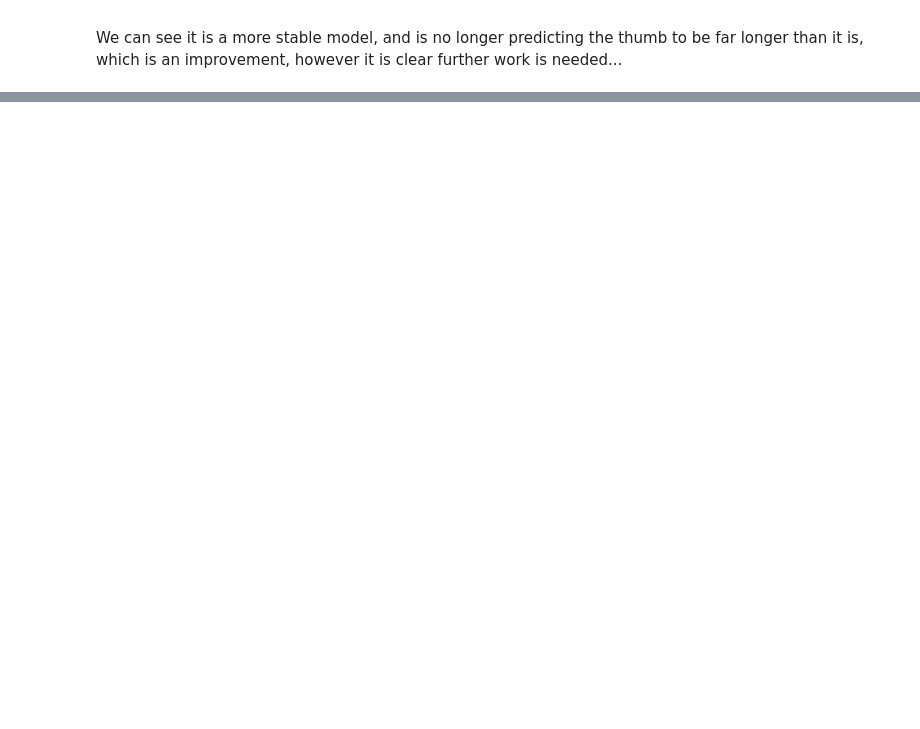
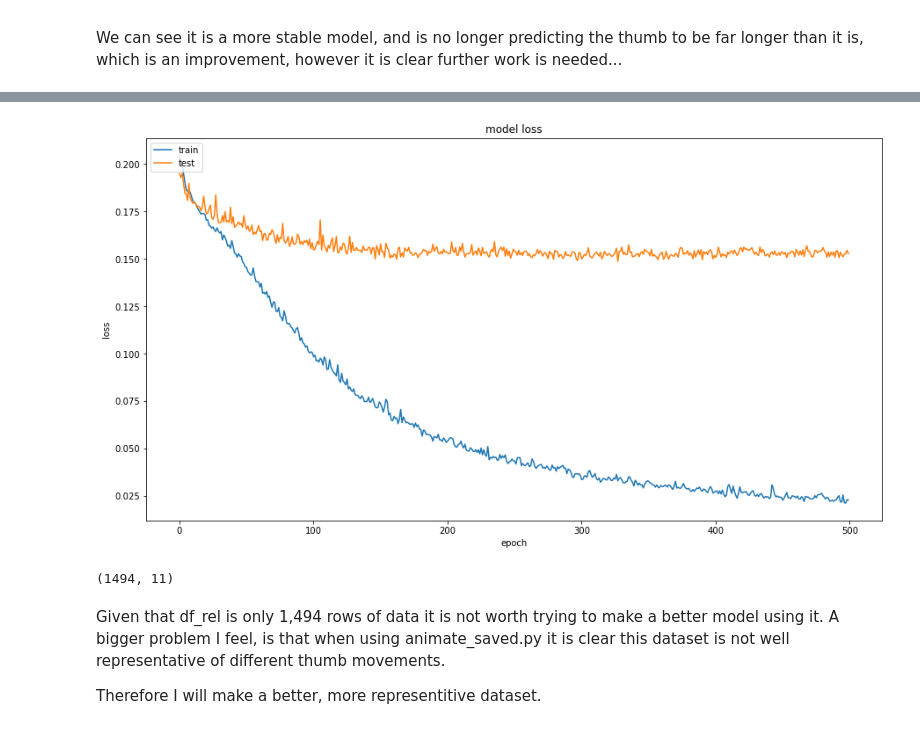
Before and after one commit to PerlinWarp/NeuroLeap, a Jupyter notebook: Notebooks/2-RelThumbAnalysis.ipynb, the cells around one changed output, grey strips where cells are left out. Drawn from its saved outputs; the diff is of its cells as text; code cells hidden in the pictures; blank space fills up the shorter version.

```diff
--- a/Notebooks/2-RelThumbAnalysis.ipynb
+++ b/Notebooks/2-RelThumbAnalysis.ipynb
@@ -462,0 +497,24 @@ We can see it is a more stable model, and is no longer predicting the thumb to b
+# %%
+rel_hand_scaler = MinMaxScaler()
+emg_scaler = MinMaxScaler()
+
+ny = rel_hand_scaler.fit_transform(y)
+nX = emg_scaler.fit_transform(X)
+
+train_X, test_X, train_y, test_y = train_test_split(nX, ny, test_size=0.25)
+# %%
+model = Sequential()
+
+# The Input Layer :
+model.add(Dense(256, kernel_initializer='normal',input_dim = train_X.shape[1], activation='relu'))
+
+# The Hidden Layers :
+model.add(Dense(256, kernel_initializer='normal',activation='relu'))
+model.add(Dense(256, kernel_initializer='normal',activation='relu'))
+
+# The Output Layer :
+model.add(Dense(3, kernel_initializer='normal',activation='sigmoid'))
+
+# Compile the network :
+model.compile(loss='mean_absolute_error', optimizer='adam', metrics=['mean_absolute_error'])
+model.summary()
@@ -462,0 +538,2 @@ We can see it is a more stable model, and is no longer predicting the thumb to b
+# %%
+history = model.fit(train_X, train_y, epochs=500, batch_size=32, validation_split = 0.2)
@@ -462,0 +558,20 @@ We can see it is a more stable model, and is no longer predicting the thumb to b
+# %%
+# summarize history for loss
+plt.plot(history.history['loss'])
+plt.plot(history.history['val_loss'])
+plt.title('model loss')
+plt.ylabel('loss')
+plt.xlabel('epoch')
+plt.legend(['train', 'test'], loc='upper left')
+plt.show()
+# %% [output]
+[figure, added]
+# %%
+df_rel.shape
+# %% [output]
+(1494, 11)
+# %% [markdown]
+Given that df_rel is only 1,494 rows of data it is not worth trying to make a better model using it.
+A bigger problem I feel, is that when using animate_saved.py it is clear this dataset is not well representative of different thumb movements.
+
+Therefore I will make a better, more representitive dataset.
```
Also changed, not shown: parts of 10 cells of this notebook, 8 other files.
